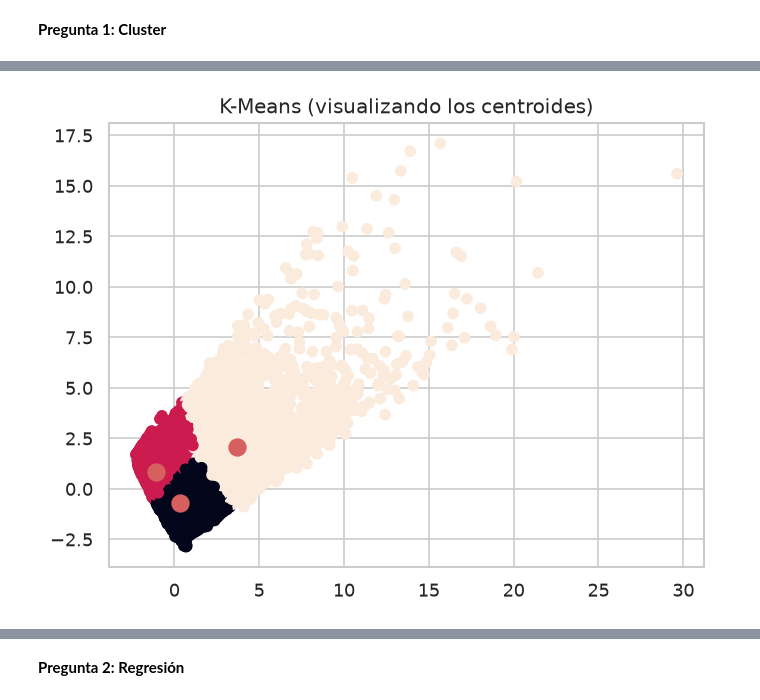
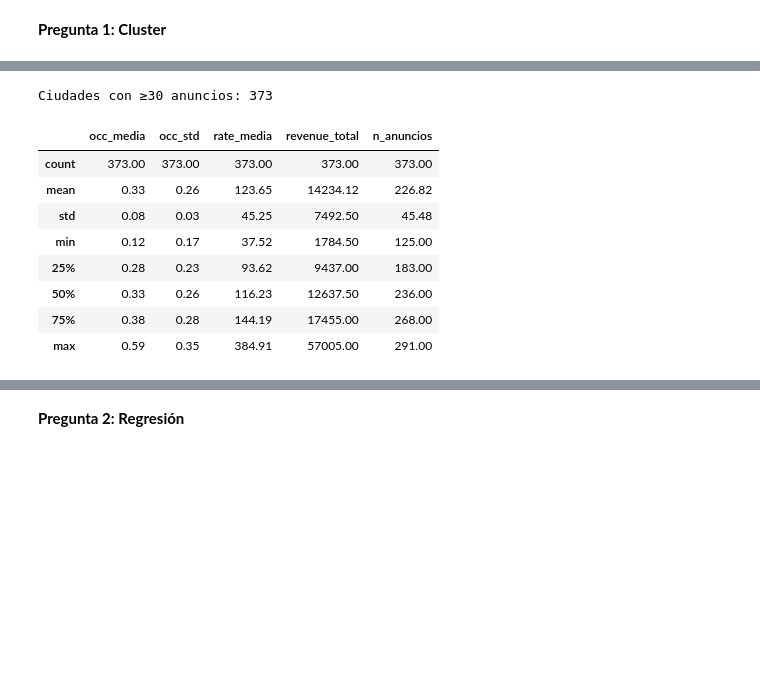
Before and after one commit to Rajevic-0/Proyecto-Mineria-De-Datos, a Jupyter notebook: Notebooks/Hito_1.ipynb, the cells around one changed output, grey strips where cells are left out. Drawn from its saved outputs; the diff is of its cells as text; code cells hidden in the pictures; blank space fills up the shorter version.

```diff
--- a/Notebooks/Hito_1.ipynb
+++ b/Notebooks/Hito_1.ipynb
@@ -588,13 +558,28 @@ plt.show()
-# %%
-kmeans3 = KMeans(n_clusters=3, n_init=20, max_iter=50, random_state=1)
-kmeans3.fit(X_scaled)
-
-centroids3 = kmeans3.cluster_centers_
-centroids3_pca = pca.transform(centroids3)
-
-plt.scatter(X_pca[:, 0], X_pca[:, 1], c=kmeans3.labels_)
-plt.scatter(centroids3_pca[:,0], centroids3_pca[:,1], s=100, facecolors='r')
-plt.title("K-Means (visualizando los centroides)")
-plt.show()
-# %% [output]
-[figure, removed]
+# %%
+city_cluster = (
+    df_full
+    .groupby('city')
+    .agg(
+        occ_media     = ('occ_media',     'mean'),
+        occ_std       = ('occ_std',       'mean'),
+        rate_media    = ('rate_media',    'median'),
+        revenue_total = ('revenue_total', 'median'),
+        n_anuncios    = ('listing_id',    'count'),
+    )
+    .query("n_anuncios >= 30")
+    .reset_index()
+)
+
+print(f"Ciudades con ≥30 anuncios: {len(city_cluster)}")
+city_cluster.describe().round(2)
+# %% [output]
+Ciudades con ≥30 anuncios: 373
+|  | occ_media | occ_std | rate_media | revenue_total | n_anuncios |
+| count | 373.00 | 373.00 | 373.00 | 373.00 | 373.00 |
+| mean | 0.33 | 0.26 | 123.65 | 14234.12 | 226.82 |
+| std | 0.08 | 0.03 | 45.25 | 7492.50 | 45.48 |
+| min | 0.12 | 0.17 | 37.52 | 1784.50 | 125.00 |
+| 25% | 0.28 | 0.23 | 93.62 | 9437.00 | 183.00 |
+| 50% | 0.33 | 0.26 | 116.23 | 12637.50 | 236.00 |
+| 75% | 0.38 | 0.28 | 144.19 | 17455.00 | 268.00 |
+| max | 0.59 | 0.35 | 384.91 | 57005.00 | 291.00 |
```
Also changed, not shown: parts of 7 cells of this notebook.
